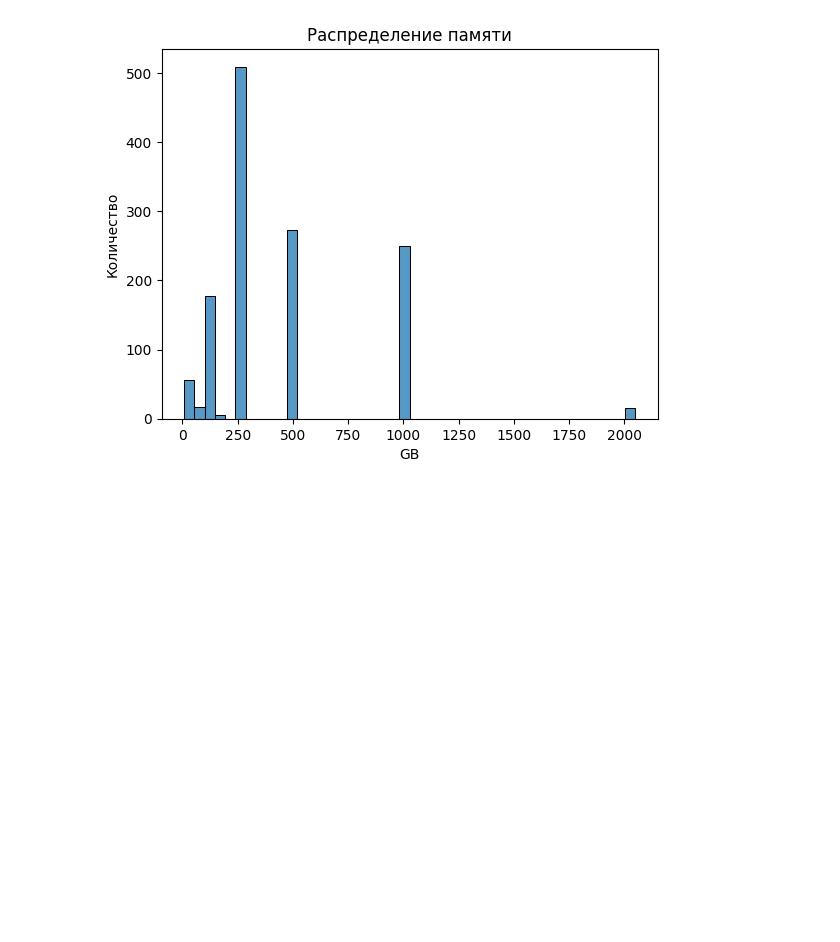
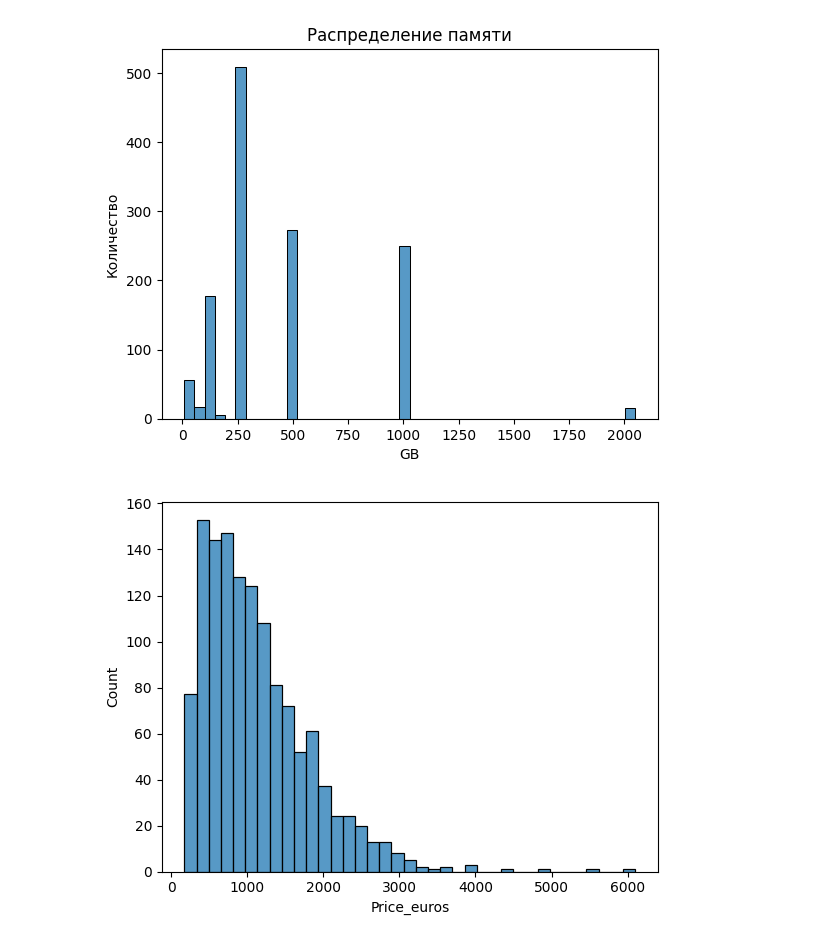
Before and after one commit to Valentinadjdj/DomRabota1, a Jupyter notebook: Seminar2_4.ipynb, the cells around one changed output. Cells and saved outputs as stored; diff of their text form; code cells hidden in the pictures; blank space fills up the shorter version.

```diff
--- a/Seminar2_4.ipynb
+++ b/Seminar2_4.ipynb
@@ -550,3 +550,10 @@ plt.ylabel("Количество")
 # %% [output]
 Text(0, 0.5, 'Количество')
 [figure]
+# %%
+# 2
+
+# plt.hist(df['Price_euros']);
+sns.histplot(df['Price_euros']);
+# %% [output]
+[figure, added]
```
Also changed, not shown: parts of 8 cells of this notebook.
